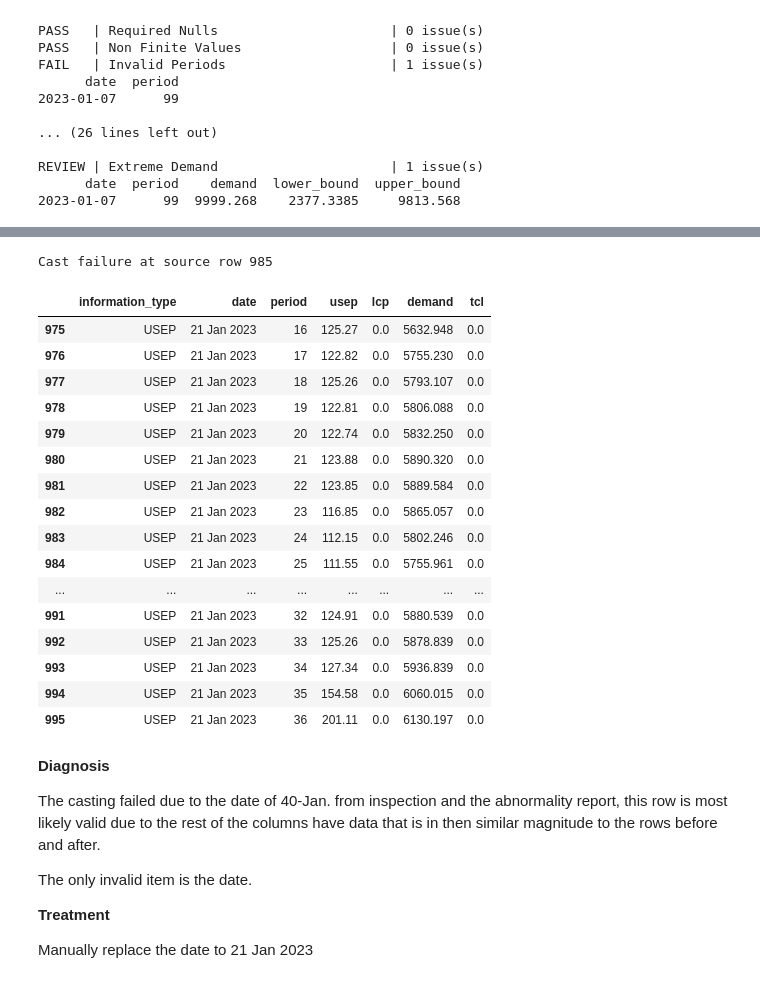
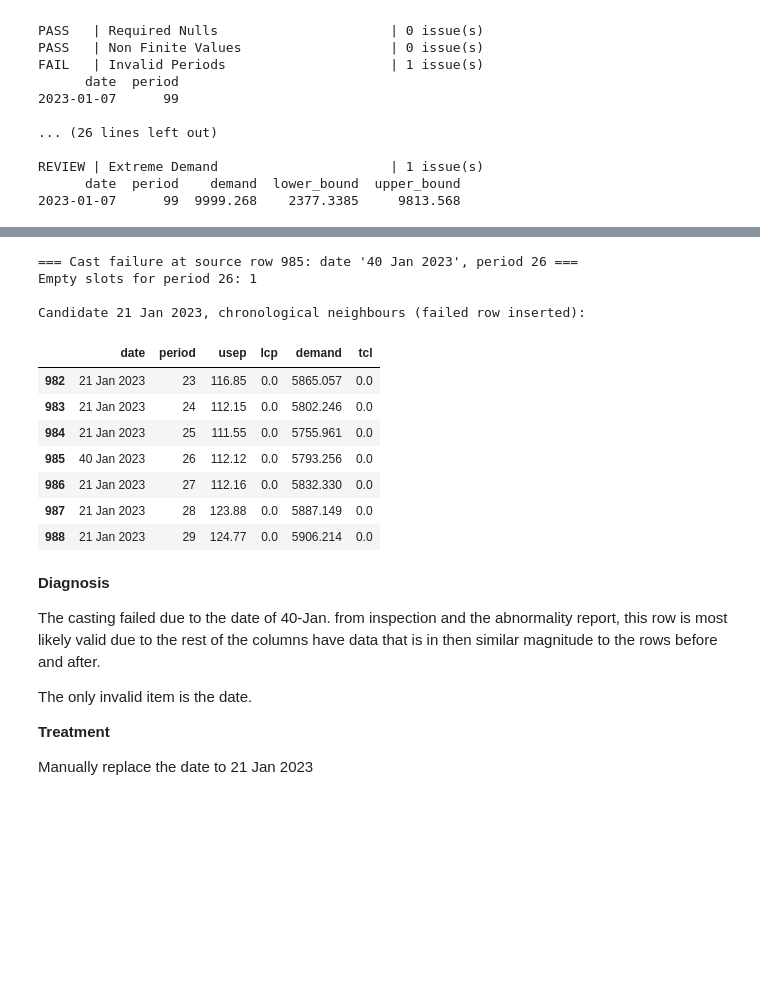
Before and after one commit to xanatower/flo-energy-data-analytics, a Jupyter notebook: analysis/assessment.ipynb, the cells around one changed output, grey strips where cells are left out. Saved outputs shown, nothing was run; the diff lists cells and outputs as text; code cells hidden in the pictures; blank space fills up the shorter version.

```diff
--- a/analysis/assessment.ipynb
+++ b/analysis/assessment.ipynb
@@ -878,38 +926,58 @@ Deep dive into the identified issues.
 # %%
-# Cast failures
-cast_failures = usep_validation[
-    "layer_0_structural"
-]["cast_failures"]
+# Cast failures: find where each failed row belongs, using chronological
 
-for idx in cast_failures.index:
-    pos = usep_raw.index.get_loc(idx)
+# neighbours by (date, period) rather than file position
+PERIODS = range(1, 49)
 
-    print(f"Cast failure at source row {idx}")
-    display(
-        usep_raw.iloc[
-            max(0, pos - 10):
-            min(len(usep_raw), pos + 11)
+cast_failures = usep_validation["layer_0_structural"]["cast_failures"]
+
+d = usep_raw.assign(
+    date_parsed=pd.to_datetime(usep_raw["date"], format="%d %b %Y", errors="coerce"),
+    period_num=pd.to_numeric(usep_raw["period"], errors="coerce"),
+)
+
+# Every (date, period) slot that has no valid row
+valid = d[d["date_parsed"].notna() & d["period_num"].isin(PERIODS)]
+all_slots = pd.MultiIndex.from_product(
+    [pd.date_range(valid["date_parsed"].min(), valid["date_parsed"].max()), PERIODS],
+    names=["date_parsed", "period_num"],
+)
+missing_slots = all_slots.difference(
+    pd.MultiIndex.from_frame(valid[["date_parsed", "period_num"]])
+).to_frame(index=False)
+
+for idx in cast_failures.index.unique():
+    row = d.loc[idx]
+    print(f"=== Cast failure at source row {idx}: date '{row['date']}', period {row['period']} ===")
+
+    # Candidate slots: empty slots with the same period as the failed row
+    candidates = missing_slots[missing_slots["period_num"] == row["period_num"]]
+    print(f"Empty slots for period {row['period']}: {len(candidates)}")
+
+    for cand_date in candidates["date_parsed"]:
+        neighbours = valid[
+            (valid["date_parsed"] == cand_date)
+            & valid["period_num"].between(row["period_num"] - 3, row["period_num"] + 3)
         ]
-    )
+        window = (
+            pd.concat([neighbours, d.loc[[idx]].assign(date_parsed=cand_date)])
+            .sort_values("period_num")
+        )
+        print(f"\nCandidate {cand_date:%d %b %Y}, chronological neighbours (failed row inserted):")
+        display(window[["date", "period", "usep", "lcp", "demand", "tcl"]])
 # %% [output]
-Cast failure at source row 985
+=== Cast failure at source row 985: date '40 Jan 2023', period 26 ===
+Empty slots for period 26: 1
+
+Candidate 21 Jan 2023, chronological neighbours (failed row inserted):
-|  | information_type | date | period | usep | lcp | demand | tcl |
-| 975 | USEP | 21 Jan 2023 | 16 | 125.27 | 0.0 | 5632.948 | 0.0 |
-| 976 | USEP | 21 Jan 2023 | 17 | 122.82 | 0.0 | 5755.230 | 0.0 |
-| 977 | USEP | 21 Jan 2023 | 18 | 125.26 | 0.0 | 5793.107 | 0.0 |
-| 978 | USEP | 21 Jan 2023 | 19 | 122.81 | 0.0 | 5806.088 | 0.0 |
-| 979 | USEP | 21 Jan 2023 | 20 | 122.74 | 0.0 | 5832.250 | 0.0 |
-| 980 | USEP | 21 Jan 2023 | 21 | 123.88 | 0.0 | 5890.320 | 0.0 |
-| 981 | USEP | 21 Jan 2023 | 22 | 123.85 | 0.0 | 5889.584 | 0.0 |
-| 982 | USEP | 21 Jan 2023 | 23 | 116.85 | 0.0 | 5865.057 | 0.0 |
-| 983 | USEP | 21 Jan 2023 | 24 | 112.15 | 0.0 | 5802.246 | 0.0 |
-| 984 | USEP | 21 Jan 2023 | 25 | 111.55 | 0.0 | 5755.961 | 0.0 |
-| ... | ... | ... | ... | ... | ... | ... | ... |
-| 991 | USEP | 21 Jan 2023 | 32 | 124.91 | 0.0 | 5880.539 | 0.0 |
-| 992 | USEP | 21 Jan 2023 | 33 | 125.26 | 0.0 | 5878.839 | 0.0 |
-| 993 | USEP | 21 Jan 2023 | 34 | 127.34 | 0.0 | 5936.839 | 0.0 |
-| 994 | USEP | 21 Jan 2023 | 35 | 154.58 | 0.0 | 6060.015 | 0.0 |
-| 995 | USEP | 21 Jan 2023 | 36 | 201.11 | 0.0 | 6130.197 | 0.0 |
+|  | date | period | usep | lcp | demand | tcl |
+| 982 | 21 Jan 2023 | 23 | 116.85 | 0.0 | 5865.057 | 0.0 |
+| 983 | 21 Jan 2023 | 24 | 112.15 | 0.0 | 5802.246 | 0.0 |
+| 984 | 21 Jan 2023 | 25 | 111.55 | 0.0 | 5755.961 | 0.0 |
+| 985 | 40 Jan 2023 | 26 | 112.12 | 0.0 | 5793.256 | 0.0 |
+| 986 | 21 Jan 2023 | 27 | 112.16 | 0.0 | 5832.330 | 0.0 |
+| 987 | 21 Jan 2023 | 28 | 123.88 | 0.0 | 5887.149 | 0.0 |
+| 988 | 21 Jan 2023 | 29 | 124.77 | 0.0 | 5906.214 | 0.0 |
 # %% [markdown]
 **Diagnosis**
 
```
Also changed, not shown: parts of 29 cells of this notebook.
